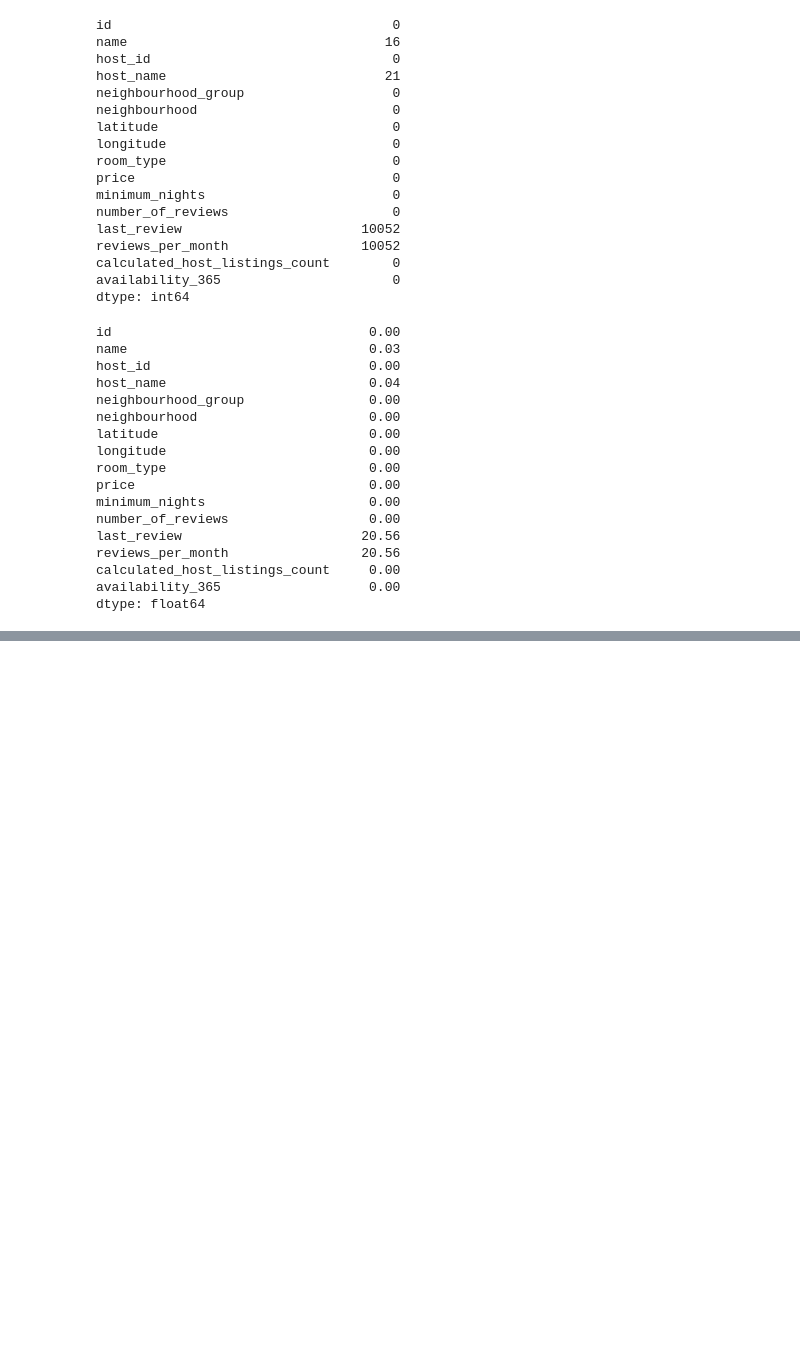
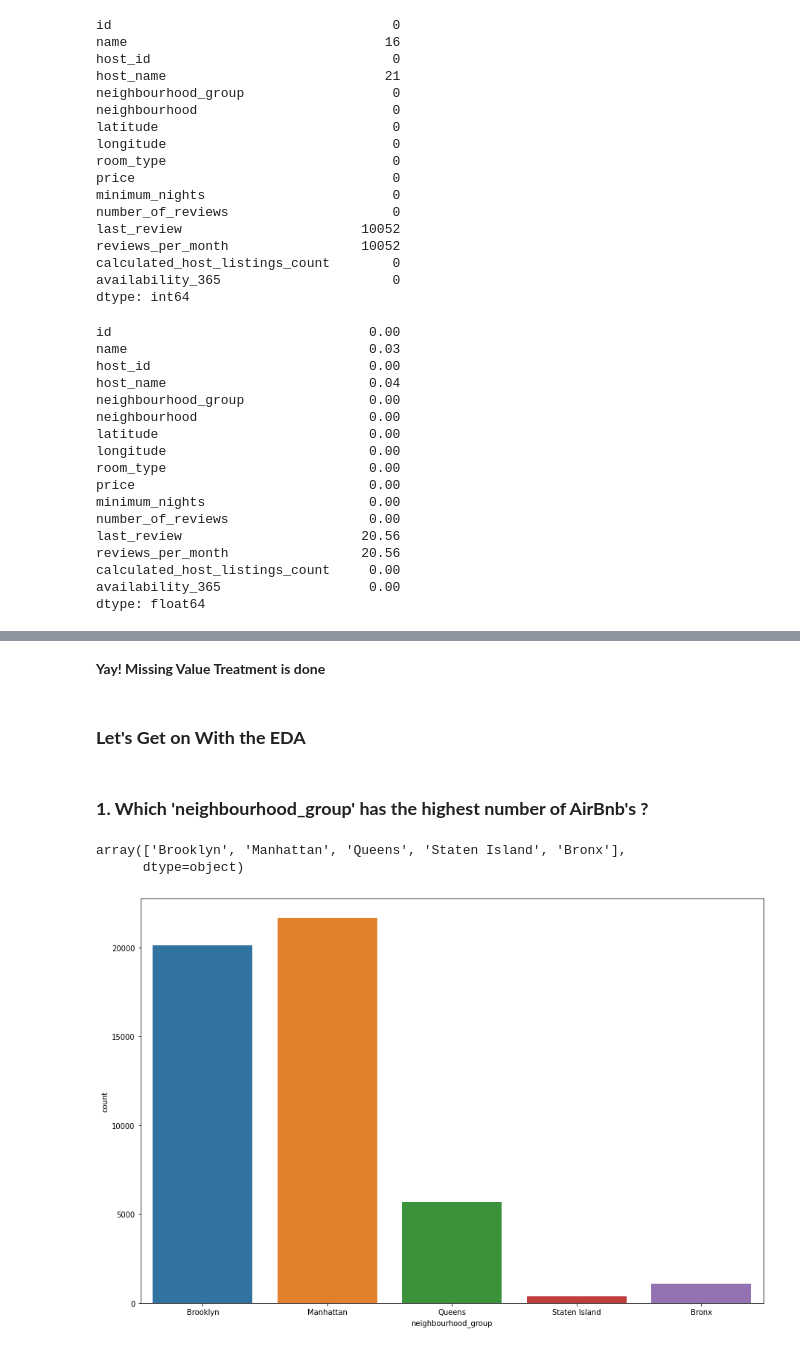
Before and after one commit to soopertramp/Capstone-1-Submission, a Jupyter notebook: AirBnb Bookings Analysis.ipynb, the cells around one changed output, grey strips where cells are left out. Cells and saved outputs as stored; diff of their text form; code cells hidden in the pictures; blank space fills up the shorter version.

```diff
--- a/AirBnb Bookings Analysis.ipynb
+++ b/AirBnb Bookings Analysis.ipynb
@@ -134,0 +157,2 @@ booking_df.describe()
+# %%
+booking_df1 = booking_df.copy()
@@ -134,0 +169,6 @@ booking_df.describe()
+# %%
+booking_df1.drop('id', axis = 1, inplace = True)
+booking_df1.fillna({'name' : 'No_Name'}, inplace = True )
+booking_df1.fillna({'host_name' : 'No_Name'}, inplace = True )
+booking_df1.fillna({'last_review' : 'Not_Revieved'}, inplace = True )
+booking_df1.fillna({'reviews_per_month' : '0'}, inplace = True )
@@ -134,0 +194,17 @@ booking_df.describe()
+# %% [markdown]
+**Yay! Missing Value Treatment is done**
+# %% [markdown]
+### **Let's Get on With the EDA**
+# %% [markdown]
+### **1. Which 'neighbourhood_group' has the highest number of AirBnb's ?**
+# %%
+booking_df1['neighbourhood_group'].unique()
+# %% [output]
+array(['Brooklyn', 'Manhattan', 'Queens', 'Staten Island', 'Bronx'],
+      dtype=object)
+# %%
+plt.figure(figsize = (15,10))
+sns.countplot('neighbourhood_group', data = booking_df1)
+plt.show()
+# %% [output]
+[figure, added]
```
Also changed, not shown: parts of 31 cells of this notebook.
